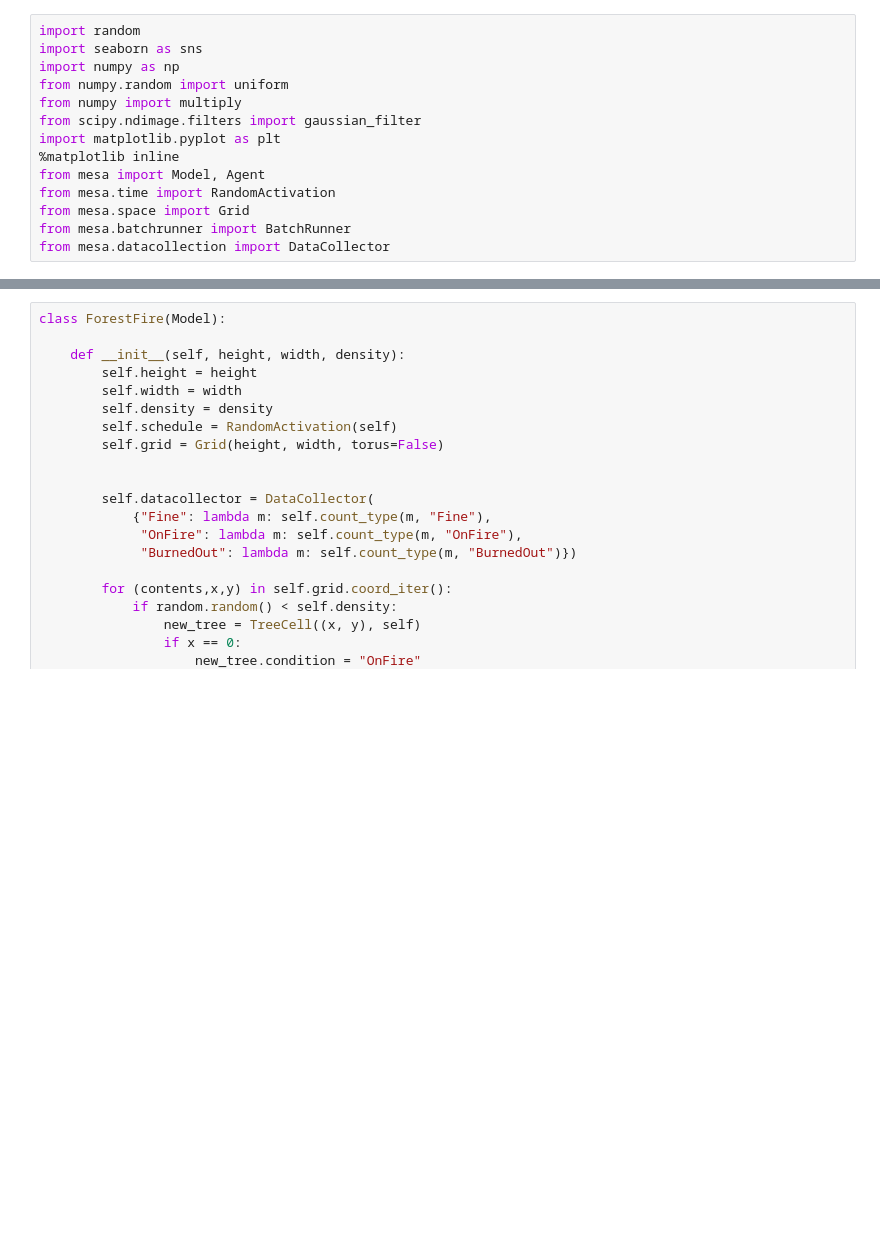
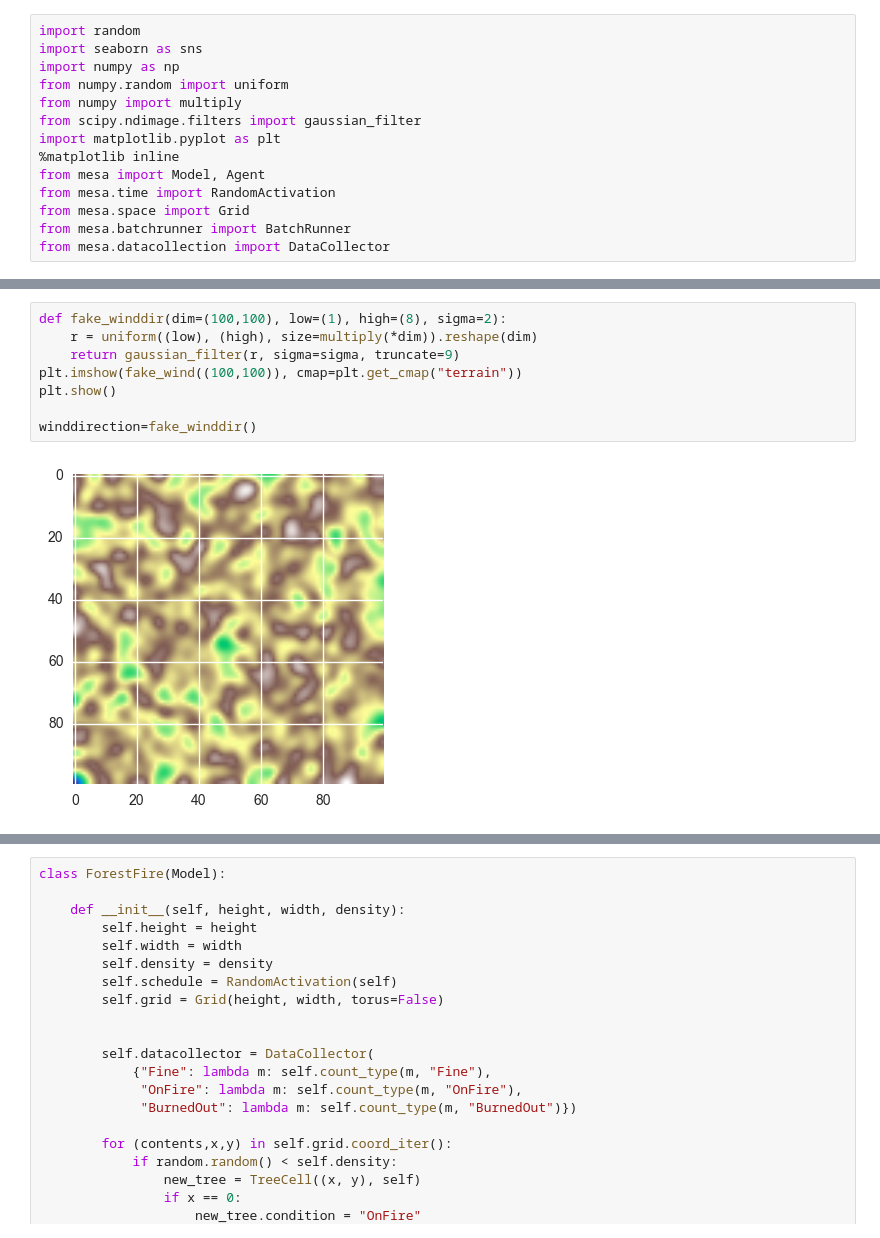
Before and after one commit to SepidehD/Final-Project-STA, a Jupyter notebook: final.ipynb, the cells around one changed output, grey strips where cells are left out. Drawn from its saved outputs; the diff is of its cells as text; blank space fills up the shorter version.

```diff
--- a/final.ipynb
+++ b/final.ipynb
@@ -24,0 +25,10 @@ surf=fake_func()
+# %%
+def fake_winddir(dim=(100,100), low=(1), high=(8), sigma=2):
+    r = uniform((low), (high), size=multiply(*dim)).reshape(dim)
+    return gaussian_filter(r, sigma=sigma, truncate=9)
+plt.imshow(fake_wind((100,100)), cmap=plt.get_cmap("terrain"))
+plt.show()
+
+winddirection=fake_winddir()
+# %% [output]
+[figure, added]
```
Also changed, not shown: parts of 6 cells of this notebook.
